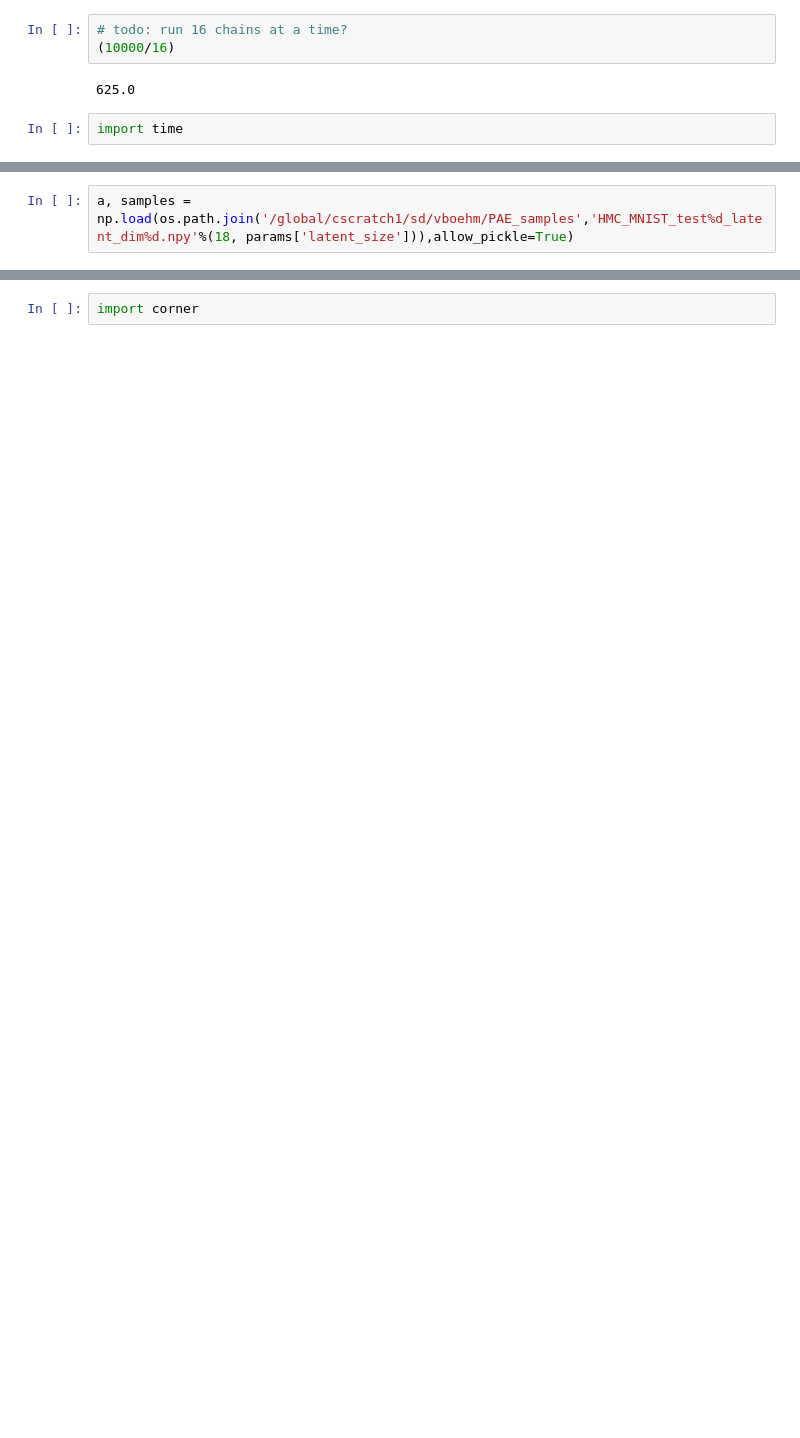
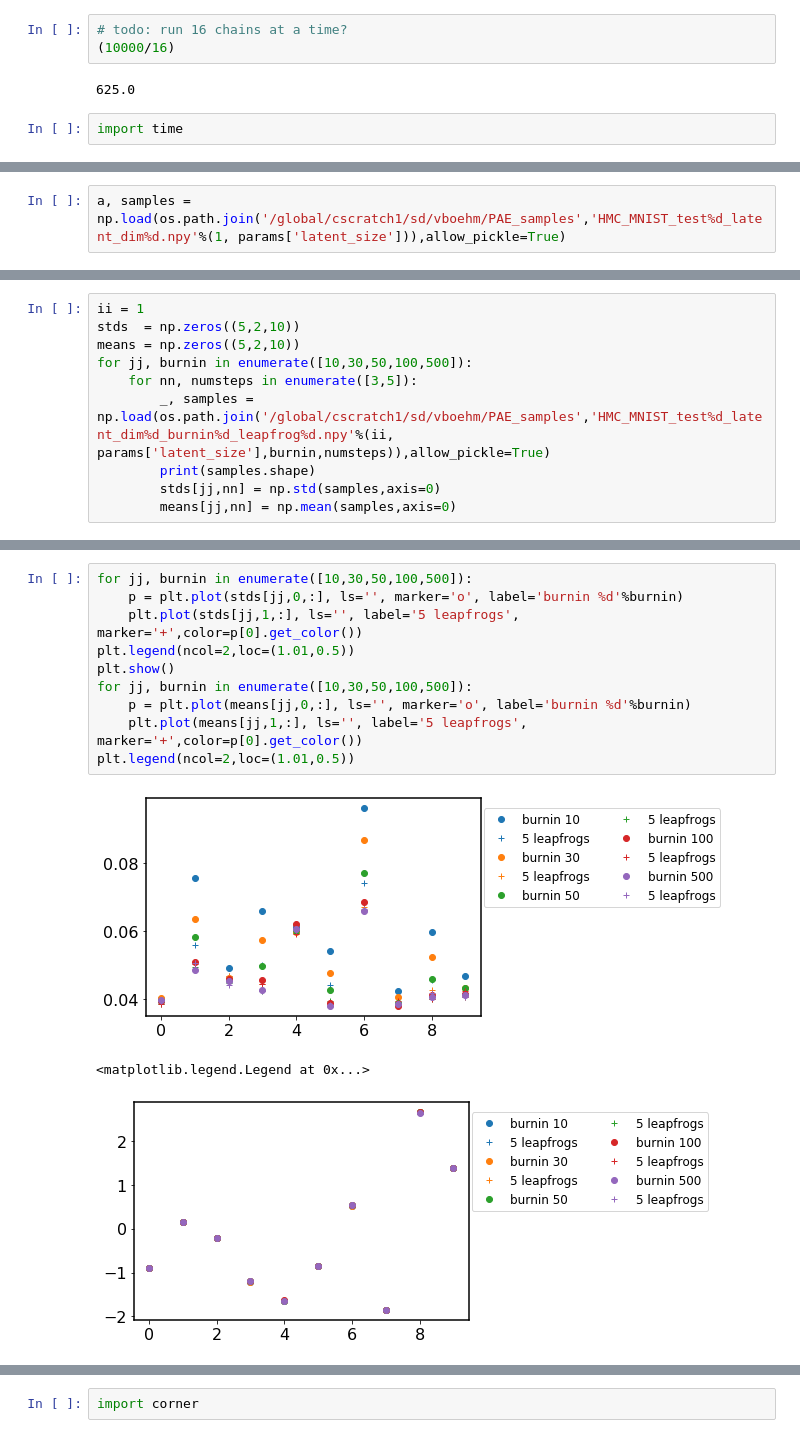
Before and after one commit to VMBoehm/PAE, a Jupyter notebook: notebooks/tf2/logp_eval_tflowsampler.ipynb, the cells around one changed output, grey strips where cells are left out. Drawn from its saved outputs; the diff is of its cells as text; blank space fills up the shorter version.

```diff
--- a/notebooks/tf2/logp_eval_tflowsampler.ipynb
+++ b/notebooks/tf2/logp_eval_tflowsampler.ipynb
@@ -530,2 +468,2 @@ print(end)
 # %%
-a, samples = np.load(os.path.join('/global/cscratch1/sd/vboehm/PAE_samples','HMC_MNIST_test%d_latent_dim%d.npy'%(18, params['latent_size'])),allow_pickle=True)
+a, samples = np.load(os.path.join('/global/cscratch1/sd/vboehm/PAE_samples','HMC_MNIST_test%d_latent_dim%d.npy'%(1, params['latent_size'])),allow_pickle=True)
@@ -535,0 +470,10 @@ print(end/60.)
+# %%
+ii = 1
+stds  = np.zeros((5,2,10))
+means = np.zeros((5,2,10))
+for jj, burnin in enumerate([10,30,50,100,500]):
+    for nn, numsteps in enumerate([3,5]):
+        _, samples = np.load(os.path.join('/global/cscratch1/sd/vboehm/PAE_samples','HMC_MNIST_test%d_latent_dim%d_burnin%d_leapfrog%d.npy'%(ii, params['latent_size'],burnin,numsteps)),allow_pickle=True)
+        print(samples.shape)
+        stds[jj,nn] = np.std(samples,axis=0)
+        means[jj,nn] = np.mean(samples,axis=0)
@@ -535,0 +491,14 @@ print(end/60.)
+# %%
+for jj, burnin in enumerate([10,30,50,100,500]):
+    p = plt.plot(stds[jj,0,:], ls='', marker='o', label='burnin %d'%burnin)
+    plt.plot(stds[jj,1,:], ls='', label='5 leapfrogs', marker='+',color=p[0].get_color())
+plt.legend(ncol=2,loc=(1.01,0.5))
+plt.show()
+for jj, burnin in enumerate([10,30,50,100,500]):
+    p = plt.plot(means[jj,0,:], ls='', marker='o', label='burnin %d'%burnin)
+    plt.plot(means[jj,1,:], ls='', label='5 leapfrogs', marker='+',color=p[0].get_color())
+plt.legend(ncol=2,loc=(1.01,0.5))
+# %% [output]
+[figure, added]
+<matplotlib.legend.Legend at 0x...>
+[figure, added]
```
Also changed, not shown: parts of 31 cells of this notebook, 2 other files.
